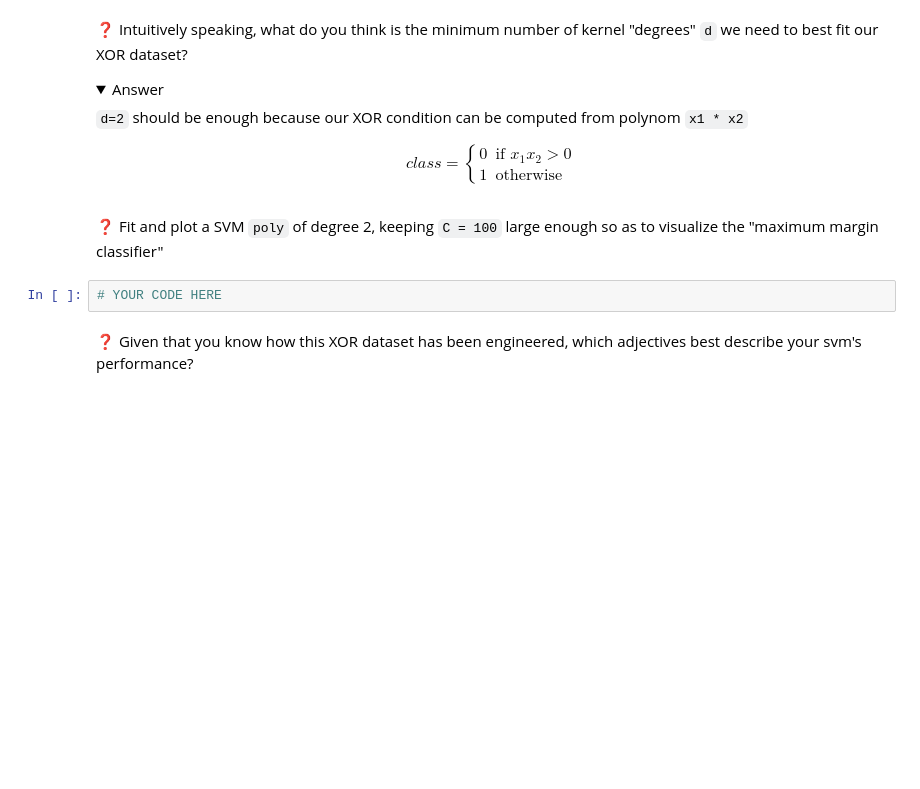
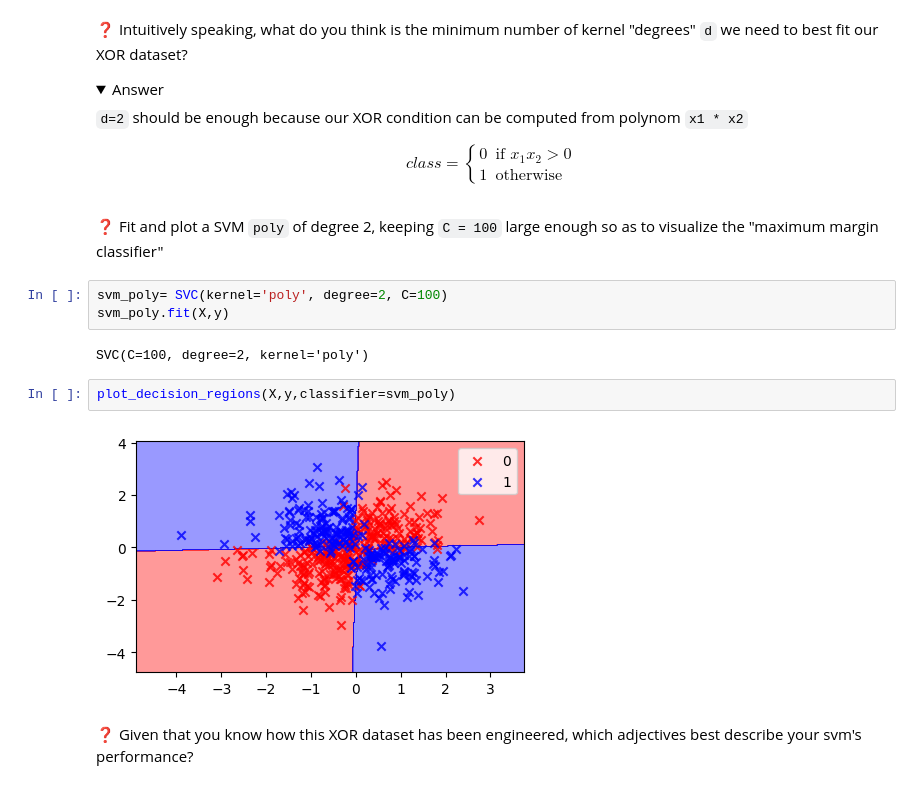
Before and after one commit to ParissaPeimaniyfard/data-svm, a Jupyter notebook: SVM.ipynb, the cells around one changed output. Cells and saved outputs as stored; diff of their text form; folded sections open; blank space fills up the shorter version.

Commit message:
Completed poly_svm step

```diff
--- a/SVM.ipynb
+++ b/SVM.ipynb
@@ -195,8 +216,15 @@ $$
 </details>
 # %% [markdown]
 ❓ Fit and plot a SVM `poly` of degree 2, keeping `C = 100` large enough so as to visualize the "maximum margin classifier"
-# %%
-# YOUR CODE HERE
+# %%
+svm_poly= SVC(kernel='poly', degree=2, C=100)
+svm_poly.fit(X,y)
+# %% [output]
+SVC(C=100, degree=2, kernel='poly')
+# %%
+plot_decision_regions(X,y,classifier=svm_poly)
+# %% [output]
+[figure, added]
 # %% [markdown]
 ❓ Given that you know how this XOR dataset has been engineered, which adjectives best describe your svm's performance?
 # %%
```
Also changed, not shown: parts of 2 cells of this notebook, 1 other file.
